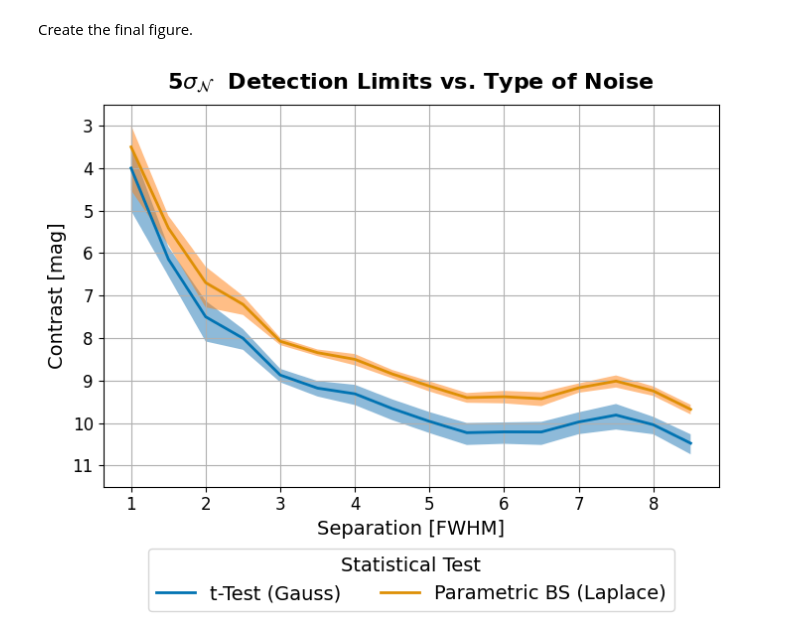
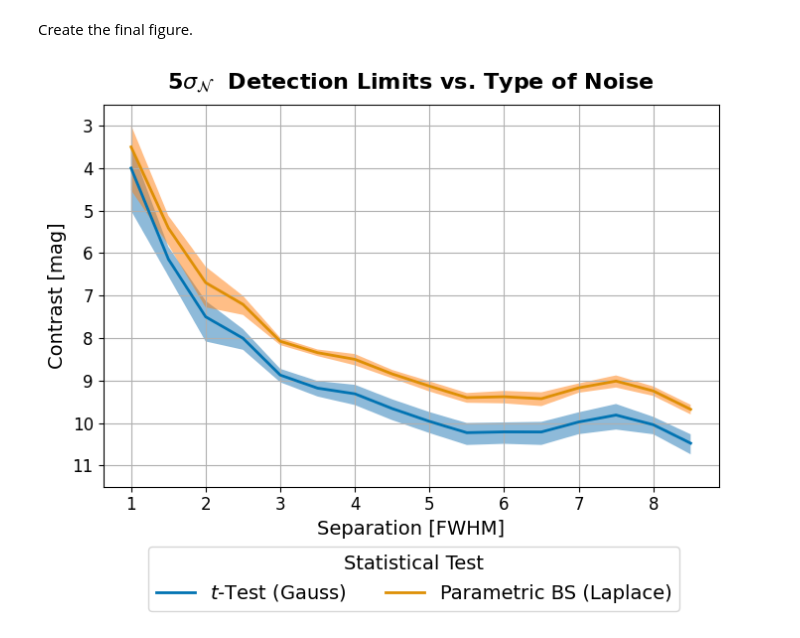
Before and after one commit to markusbonse/applefy, a Jupyter notebook: docs/source/04_apples_with_apples/paper_experiments/09_contrast_curves_compared.ipynb, the cells around one changed output. Saved outputs shown, nothing was run; the diff lists cells and outputs as text; code cells hidden in the pictures.

```diff
--- a/docs/source/04_apples_with_apples/paper_experiments/09_contrast_curves_compared.ipynb
+++ b/docs/source/04_apples_with_apples/paper_experiments/09_contrast_curves_compared.ipynb
@@ -217,7 +217,7 @@ axis_pca = fig.add_subplot(gs0[0, 0])
 plot_contrast_curve(separations,
                     median_contrast_gauss.values.flatten(),
                     contrast_error_gauss.values.flatten(),
-                    "t-Test (Gauss)",
+                    "$t$-Test (Gauss)",
                     axis_pca,
                     color=color_palette[0])
 
@@ -230,31 +230,31 @@ plot_contrast_curve(separations,
 
 axis_pca.grid()
 
 # 3.) Set limits -------------------------------------------------------
 axis_pca.set_ylim(11.5, 2.5)
 axis_pca.tick_params(axis='both', which='major', labelsize=12)
 
 # 4.) Set Labels -------------------------------------------------------
 axis_pca.set_xlabel(r"Separation [FWHM]", size=14)
 axis_pca.set_ylabel(r"Contrast [mag]", size=14)
 
 axis_pca.set_title(
     r"5$ \sigma_{\mathcal{N}}$  Detection Limits vs. Type of Noise",
     fontsize=16, fontweight="bold", y=1.02)
 
 # 5.) Legend -----------------------------------------------------------
 handles, labels = axis_pca.get_legend_handles_labels()
 leg1 = fig.legend(handles, labels,
                   bbox_to_anchor=(0.17, -0.16),
                   fontsize=14,
                   title="Statistical Test",
                   loc='lower left', ncol=2)
 plt.setp(leg1.get_title(),fontsize=14)
 
 # 5.) Save the Plot ----------------------------------------------------
 fig.patch.set_facecolor('white')
 plt.savefig("./09_Contrast_curves.pdf",
             bbox_extra_artists=(leg1,),
             bbox_inches='tight')
 # %% [output]
-[figure, old version]
+[figure, new version]
```
Also changed, not shown: parts of 1 cell of this notebook, 6 other files.
